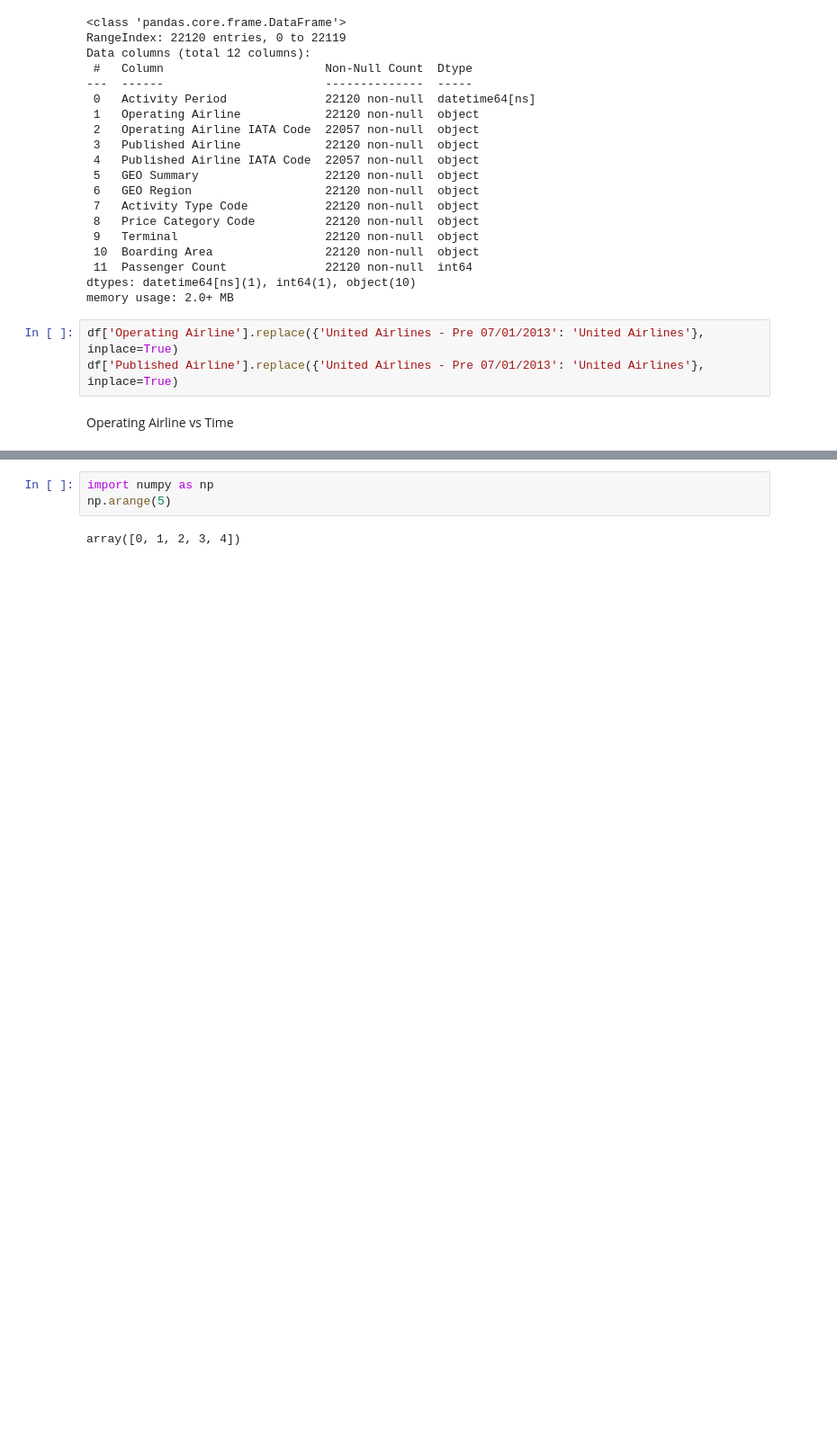
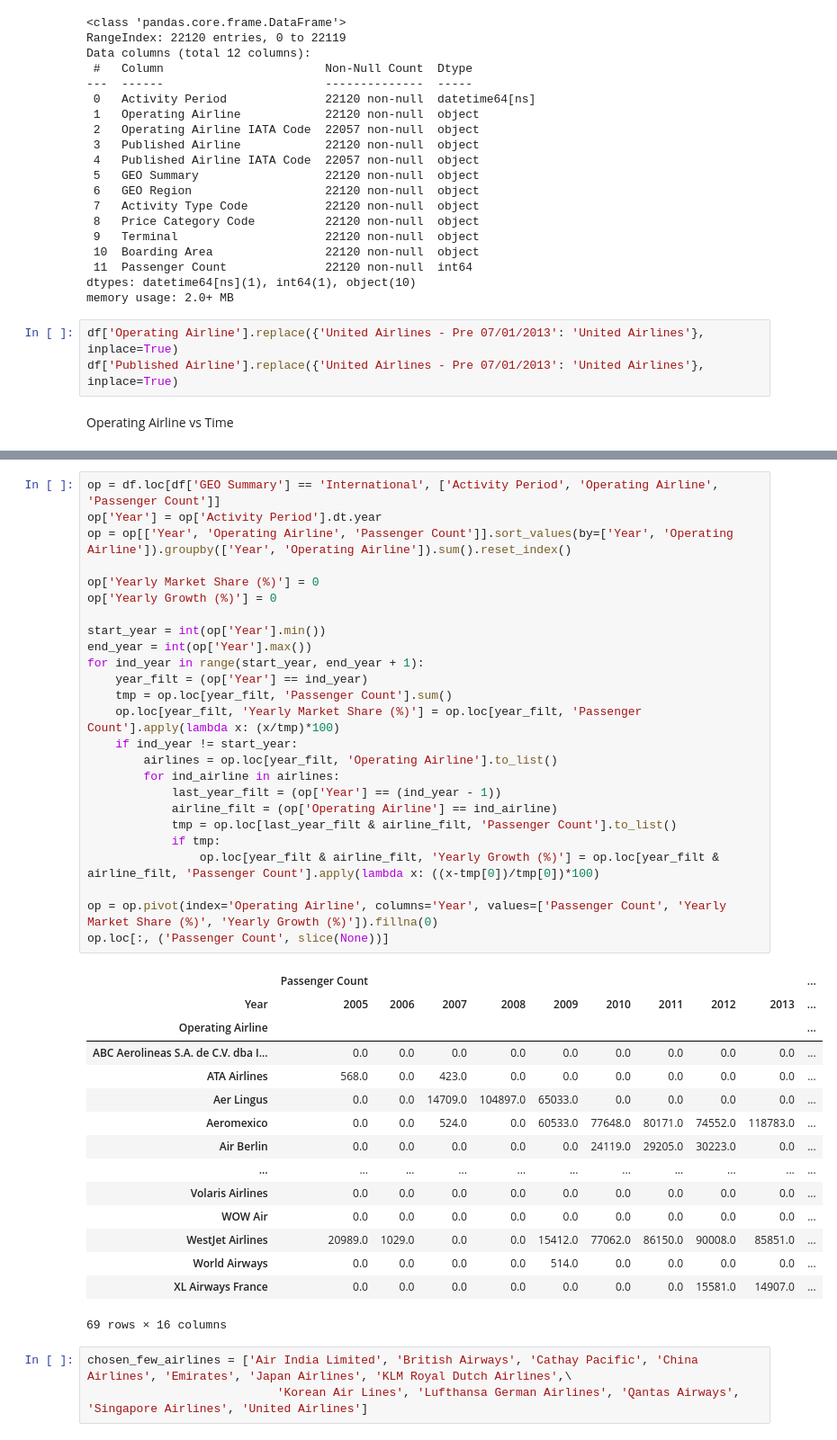
Before and after one commit to sreyashic/Learning, a Jupyter notebook: Pandas & Matplotlib/1 - Restaurant Score Analysis.ipynb, the cells around one changed output, grey strips where cells are left out. Shown at 90% size. Cells and saved outputs as stored; diff of their text form; blank space fills up the shorter version.

```diff
--- a/Pandas & Matplotlib/1 - Restaurant Score Analysis.ipynb
+++ b/Pandas & Matplotlib/1 - Restaurant Score Analysis.ipynb
@@ -204,5 +204,44 @@ plt.show()
-# %%
-import numpy as np
-np.arange(5)
-# %% [output]
-array([0, 1, 2, 3, 4])
+# %%
+op = df.loc[df['GEO Summary'] == 'International', ['Activity Period', 'Operating Airline', 'Passenger Count']]
+op['Year'] = op['Activity Period'].dt.year
+op = op[['Year', 'Operating Airline', 'Passenger Count']].sort_values(by=['Year', 'Operating Airline']).groupby(['Year', 'Operating Airline']).sum().reset_index()
+
+op['Yearly Market Share (%)'] = 0
+op['Yearly Growth (%)'] = 0
+
+start_year = int(op['Year'].min())
+end_year = int(op['Year'].max())
+for ind_year in range(start_year, end_year + 1):
+    year_filt = (op['Year'] == ind_year)
+    tmp = op.loc[year_filt, 'Passenger Count'].sum()
+    op.loc[year_filt, 'Yearly Market Share (%)'] = op.loc[year_filt, 'Passenger Count'].apply(lambda x: (x/tmp)*100)
+    if ind_year != start_year:
+        airlines = op.loc[year_filt, 'Operating Airline'].to_list()
+        for ind_airline in airlines:
+            last_year_filt = (op['Year'] == (ind_year - 1))
+            airline_filt = (op['Operating Airline'] == ind_airline)
+            tmp = op.loc[last_year_filt & airline_filt, 'Passenger Count'].to_list()
+            if tmp:
+                op.loc[year_filt & airline_filt, 'Yearly Growth (%)'] = op.loc[year_filt & airline_filt, 'Passenger Count'].apply(lambda x: ((x-tmp[0])/tmp[0])*100)
+
+op = op.pivot(index='Operating Airline', columns='Year', values=['Passenger Count', 'Yearly Market Share (%)', 'Yearly Growth (%)']).fillna(0)
+op.loc[:, ('Passenger Count', slice(None))]
+# %% [output]
+|  | Passenger Count |  |  |  |  |  |  |  |  | ... |
+| Year | 2005 | 2006 | 2007 | 2008 | 2009 | 2010 | 2011 | 2012 | 2013 | ... |
+| Operating Airline |  |  |  |  |  |  |  |  |  | ... |
+| ABC Aerolineas S.A. de C.V. dba I... | 0.0 | 0.0 | 0.0 | 0.0 | 0.0 | 0.0 | 0.0 | 0.0 | 0.0 | ... |
+| ATA Airlines | 568.0 | 0.0 | 423.0 | 0.0 | 0.0 | 0.0 | 0.0 | 0.0 | 0.0 | ... |
+| Aer Lingus | 0.0 | 0.0 | 14709.0 | 104897.0 | 65033.0 | 0.0 | 0.0 | 0.0 | 0.0 | ... |
+| Aeromexico | 0.0 | 0.0 | 524.0 | 0.0 | 60533.0 | 77648.0 | 80171.0 | 74552.0 | 118783.0 | ... |
+| Air Berlin | 0.0 | 0.0 | 0.0 | 0.0 | 0.0 | 24119.0 | 29205.0 | 30223.0 | 0.0 | ... |
+| ... | ... | ... | ... | ... | ... | ... | ... | ... | ... | ... |
+| Volaris Airlines | 0.0 | 0.0 | 0.0 | 0.0 | 0.0 | 0.0 | 0.0 | 0.0 | 0.0 | ... |
+| WOW Air | 0.0 | 0.0 | 0.0 | 0.0 | 0.0 | 0.0 | 0.0 | 0.0 | 0.0 | ... |
+| WestJet Airlines | 20989.0 | 1029.0 | 0.0 | 0.0 | 15412.0 | 77062.0 | 86150.0 | 90008.0 | 85851.0 | ... |
+| World Airways | 0.0 | 0.0 | 0.0 | 0.0 | 514.0 | 0.0 | 0.0 | 0.0 | 0.0 | ... |
+| XL Airways France | 0.0 | 0.0 | 0.0 | 0.0 | 0.0 | 0.0 | 0.0 | 15581.0 | 14907.0 | ... |
+69 rows × 16 columns
+# %%
+chosen_few_airlines = ['Air India Limited', 'British Airways', 'Cathay Pacific', 'China Airlines', 'Emirates', 'Japan Airlines', 'KLM Royal Dutch Airlines',\
+                           'Korean Air Lines', 'Lufthansa German Airlines', 'Qantas Airways', 'Singapore Airlines', 'United Airlines']
```
Also changed, not shown: parts of 8 cells of this notebook.
